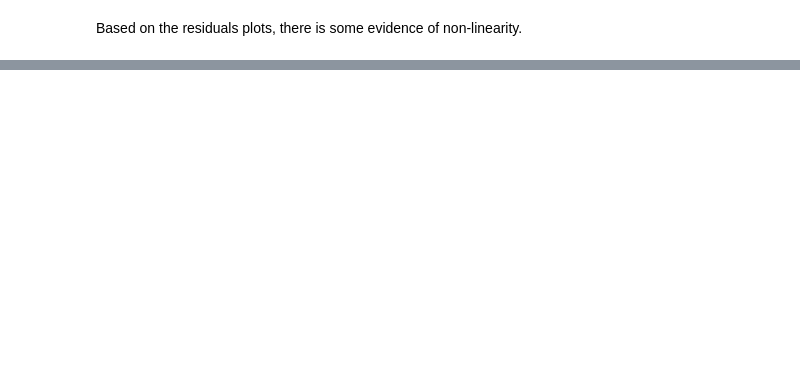
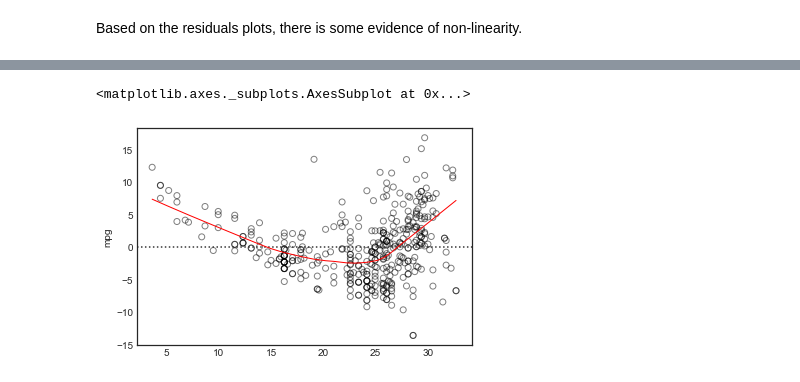
Before and after one commit to YYingH/ISLR_Python, a Jupyter notebook: Exercise_Chapter3.ipynb, the cells around one changed output, grey strips where cells are left out. Saved outputs shown, nothing was run; the diff lists cells and outputs as text; code cells hidden in the pictures; blank space fills up the shorter version.

```diff
--- a/Exercise_Chapter3.ipynb
+++ b/Exercise_Chapter3.ipynb
@@ -123,0 +148,10 @@ iii. What does the coefficient for the year variable suggest?
+# %%
+pred = regr.predict(X)
+residuals = (auto.mpg - regr.predict(X))
+sns.residplot(pred, residuals,
+            lowess=True,
+             line_kws={'color':'r','lw':1},
+             scatter_kws={'facecolors':'None', 'edgecolors':'k', 'alpha':0.5})
+# %% [output]
+<matplotlib.axes._subplots.AxesSubplot at 0x...>
+[figure, added]
```
Also changed, not shown: parts of 18 cells of this notebook.
